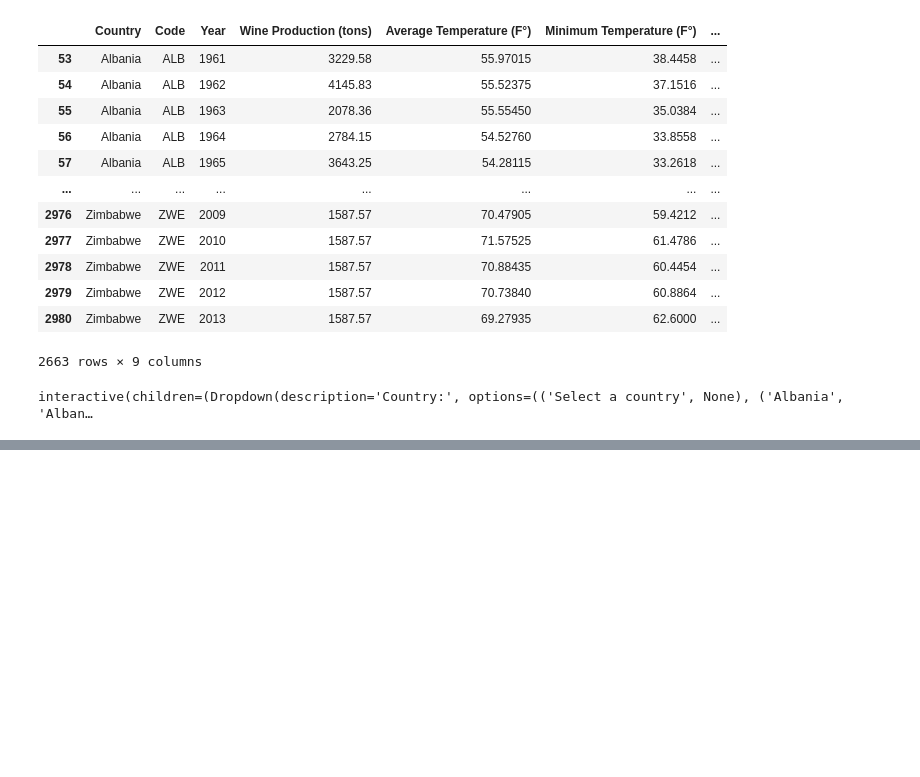
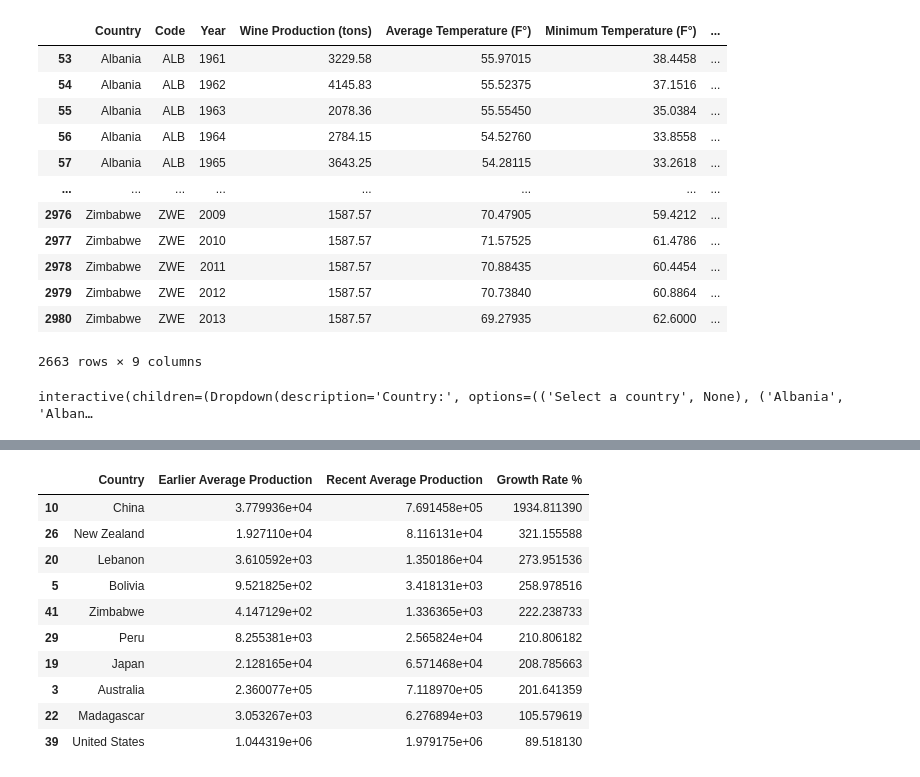
Before and after one commit to canayter/wine_and_climate_change, a Jupyter notebook: main.ipynb, the cells around one changed output, grey strips where cells are left out. Drawn from its saved outputs; the diff is of its cells as text; code cells hidden in the pictures; blank space fills up the shorter version.

```diff
--- a/main.ipynb
+++ b/main.ipynb
@@ -290,0 +498,34 @@ button.on_clicked(reset)
+# %%
+recent_period_end = country_data_df['Year'].max()
+recent_period_start = recent_period_end - 33  # Last 10 years as the recent period
+
+# Splitting the country_data_df into two periods
+earlier_data = country_data_df[country_data_df['Year'] <= recent_period_start]
+recent_data = country_data_df[country_data_df['Year'] > recent_period_start]
+
+# Calculating the average production in earlier and recent periods for each country
+earlier_avg_production = earlier_data.groupby('Country')['Wine Production (tons)'].mean().reset_index(name='Earlier Average Production')
+recent_avg_production = recent_data.groupby('Country')['Wine Production (tons)'].mean().reset_index(name='Recent Average Production')
+
+# Merging the two datasets
+merged_production_periods = pd.merge(earlier_avg_production, recent_avg_production, on='Country')
+
+# Calculating the growth rate
+merged_production_periods['Growth Rate %'] = ((merged_production_periods['Recent Average Production'] - merged_production_periods['Earlier Average Production']) / merged_production_periods['Earlier Average Production']) * 100
+
+# Identifying countries with a sharp increase in wine production
+sharp_increase_countries = merged_production_periods[merged_production_periods['Growth Rate %'] > 0].sort_values(by='Growth Rate %', ascending=False)
+sharp_increase_countries.to_csv("Resources/sharp_increase_countries.csv", index_label="original_index")
+sharp_increase_countries.head(10)
+# %% [output]
+|  | Country | Earlier Average Production | Recent Average Production | Growth Rate % |
+| 10 | China | 3.779936e+04 | 7.691458e+05 | 1934.811390 |
+| 26 | New Zealand | 1.927110e+04 | 8.116131e+04 | 321.155588 |
+| 20 | Lebanon | 3.610592e+03 | 1.350186e+04 | 273.951536 |
+| 5 | Bolivia | 9.521825e+02 | 3.418131e+03 | 258.978516 |
+| 41 | Zimbabwe | 4.147129e+02 | 1.336365e+03 | 222.238733 |
+| 29 | Peru | 8.255381e+03 | 2.565824e+04 | 210.806182 |
+| 19 | Japan | 2.128165e+04 | 6.571468e+04 | 208.785663 |
+| 3 | Australia | 2.360077e+05 | 7.118970e+05 | 201.641359 |
+| 22 | Madagascar | 3.053267e+03 | 6.276894e+03 | 105.579619 |
+| 39 | United States | 1.044319e+06 | 1.979175e+06 | 89.518130 |
```
Also changed, not shown: parts of 10 cells of this notebook.
